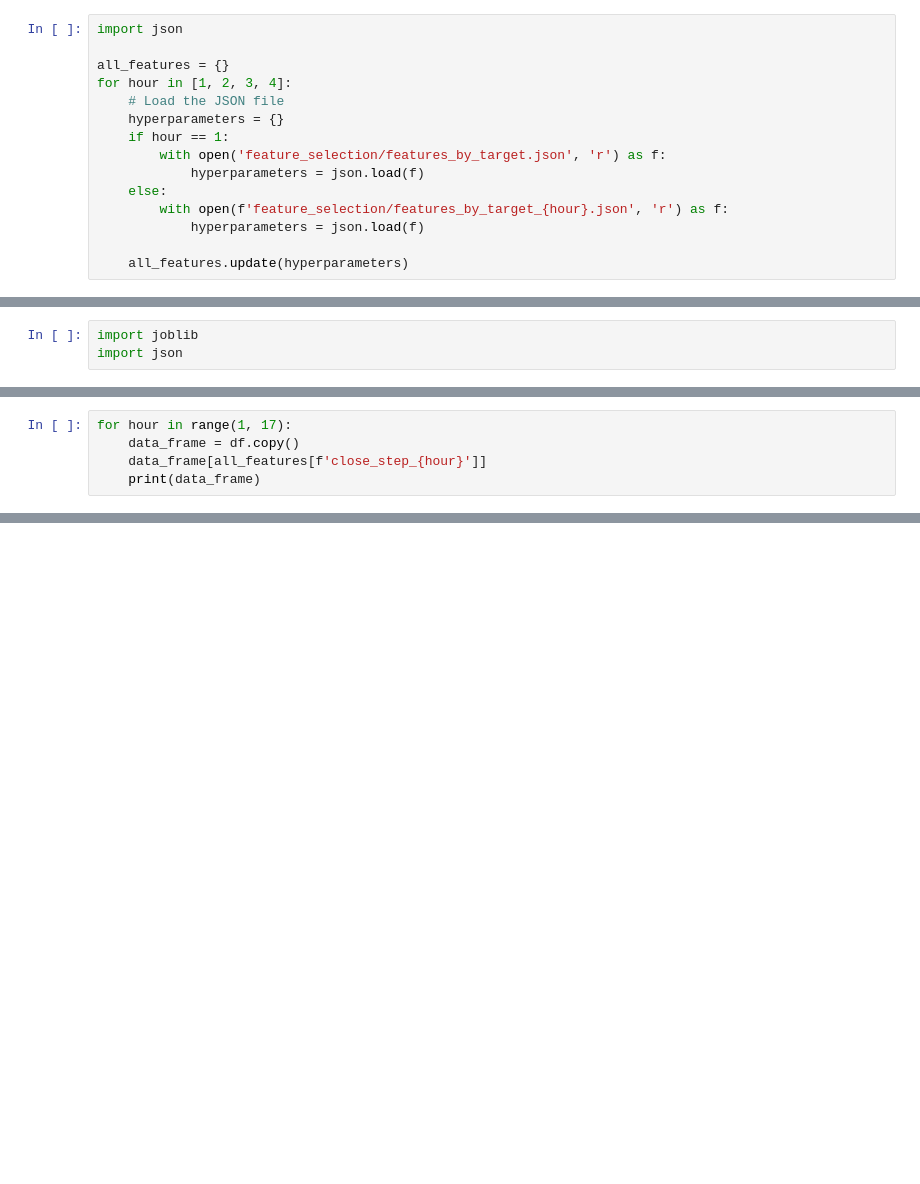
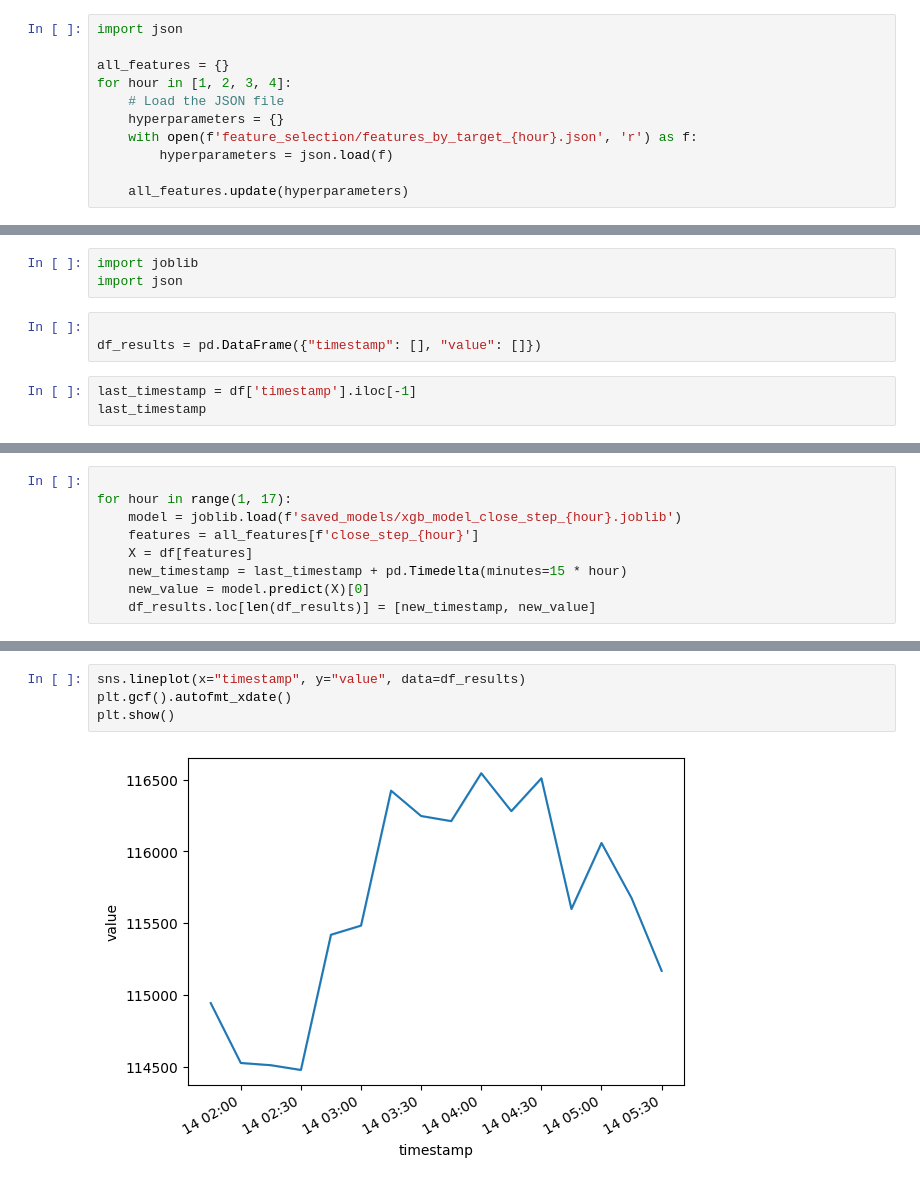
Before and after one commit to slamina-pf/data_analysis_trading_bot, a Jupyter notebook: workbooks/04_test_models.ipynb, the cells around one changed output, grey strips where cells are left out. Cells and saved outputs as stored; diff of their text form; blank space fills up the shorter version.

```diff
--- a/workbooks/04_test_models.ipynb
+++ b/workbooks/04_test_models.ipynb
@@ -397,12 +405,8 @@ all_features = {}
 for hour in [1, 2, 3, 4]:
     # Load the JSON file
     hyperparameters = {}
-    if hour == 1:
-        with open('feature_selection/features_by_target.json', 'r') as f:
-            hyperparameters = json.load(f)
-    else:
-        with open(f'feature_selection/features_by_target_{hour}.json', 'r') as f:
-            hyperparameters = json.load(f)
+    with open(f'feature_selection/features_by_target_{hour}.json', 'r') as f:
+        hyperparameters = json.load(f)
 
     all_features.update(hyperparameters)
 # %%
@@ -428,3 +432,9 @@ all_features
 # %%
 import joblib
 import json
+# %%
+
+df_results = pd.DataFrame({"timestamp": [], "value": []})
+# %%
+last_timestamp = df['timestamp'].iloc[-1]
+last_timestamp
@@ -431,5 +449,9 @@ import json
 # %%
+
 for hour in range(1, 17):
-    data_frame = df.copy()
-    data_frame[all_features[f'close_step_{hour}']]
-    print(data_frame)
+    model = joblib.load(f'saved_models/xgb_model_close_step_{hour}.joblib')
+    features = all_features[f'close_step_{hour}']
+    X = df[features]
+    new_timestamp = last_timestamp + pd.Timedelta(minutes=15 * hour)
+    new_value = model.predict(X)[0]
+    df_results.loc[len(df_results)] = [new_timestamp, new_value]
@@ -439,0 +478,6 @@ model = joblib.load(f'hyper_parameter_tuning/xgb_model_close_step_{hour}.json')
+# %%
+sns.lineplot(x="timestamp", y="value", data=df_results)
+plt.gcf().autofmt_xdate()
+plt.show()
+# %% [output]
+[figure, added]
```
Also changed, not shown: parts of 11 cells of this notebook, 7 other files.
